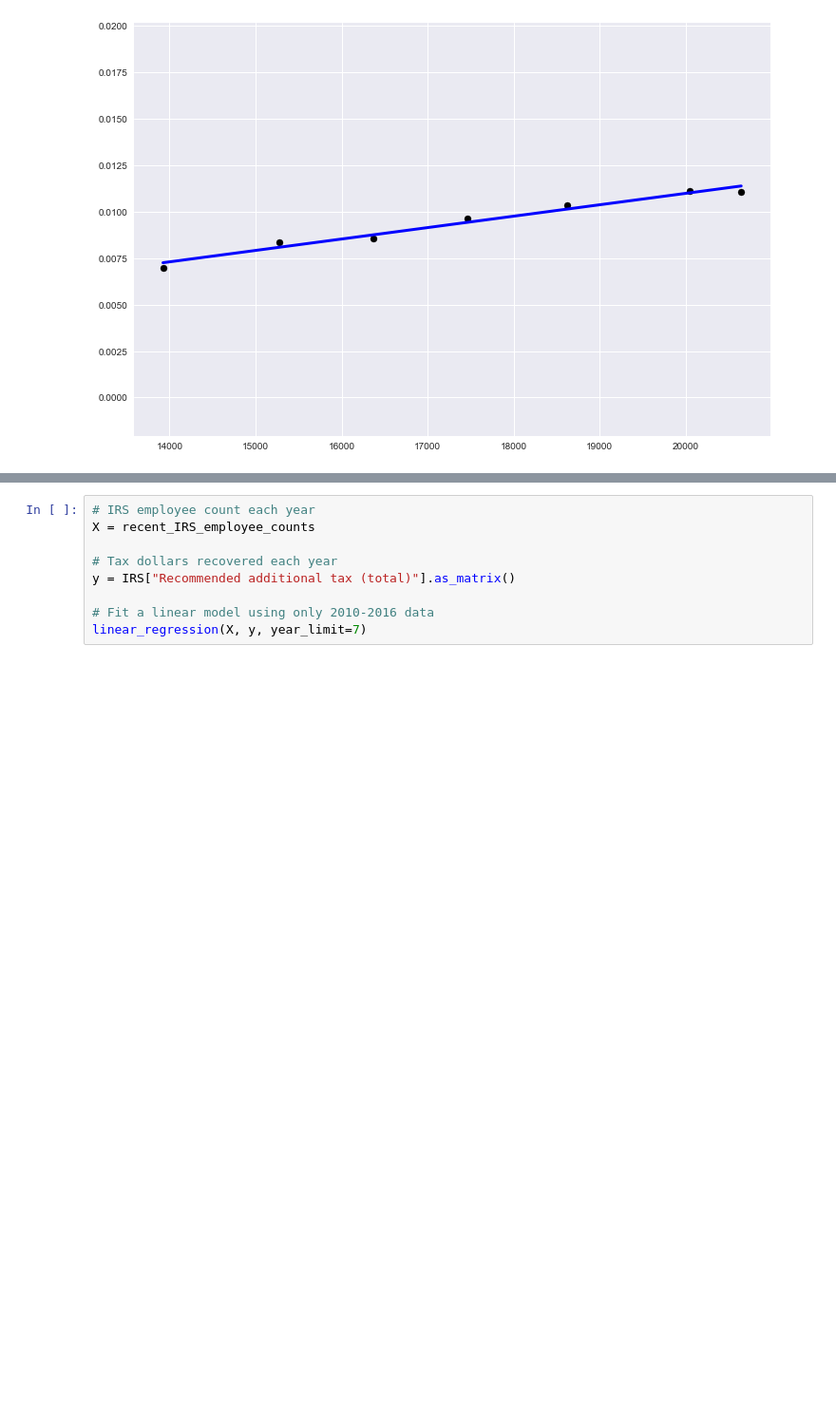
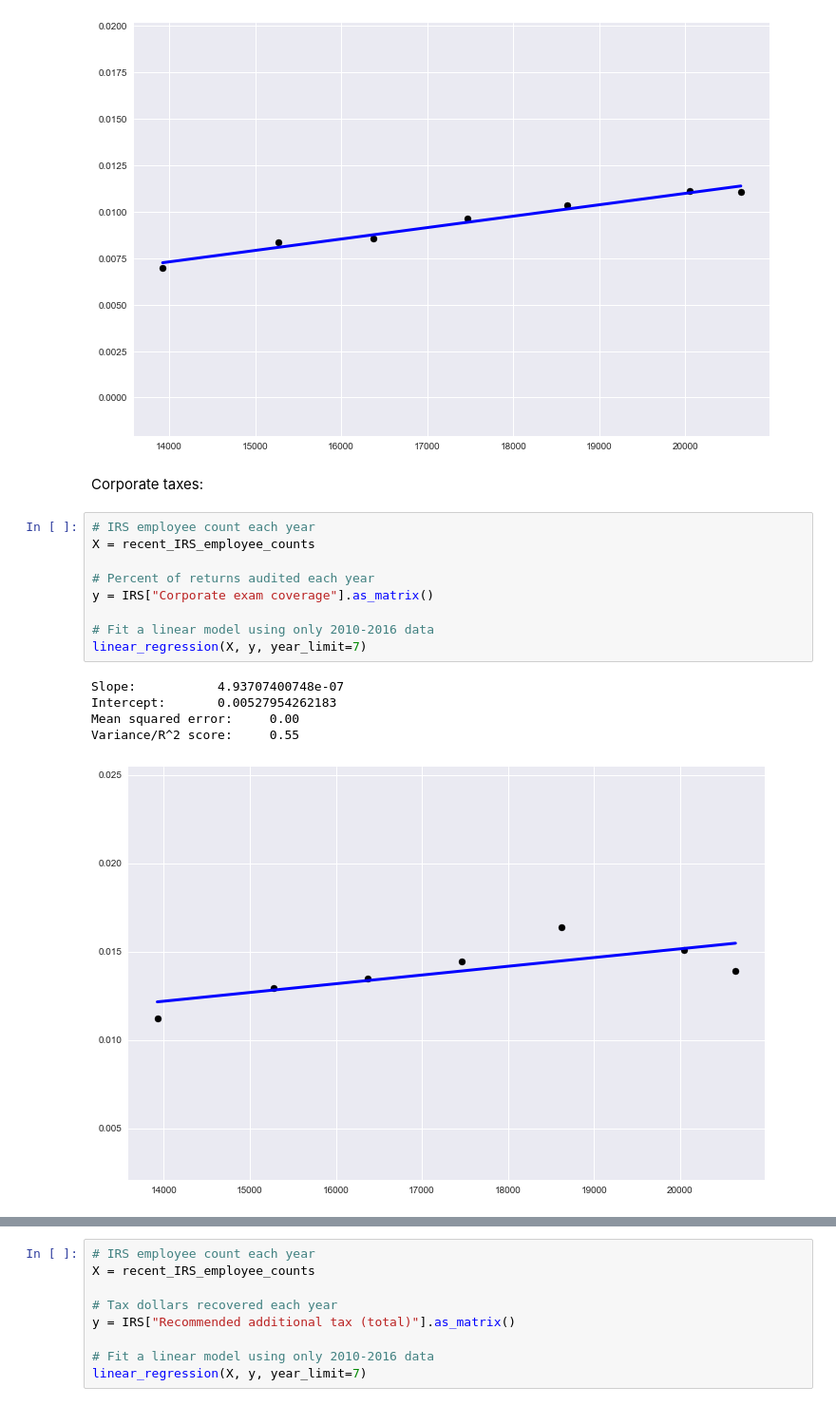
Before and after one commit to jimmyjwu/US_federal_government_performance, a Jupyter notebook: IRS Analysis.ipynb, the cells around one changed output, grey strips where cells are left out. Shown at 95% size. Cells and saved outputs as stored; diff of their text form; blank space fills up the shorter version.

Commit message:
Add regressions for corporate tax audits, and other minor changes.

```diff
--- a/IRS Analysis.ipynb
+++ b/IRS Analysis.ipynb
@@ -169,4 +173,21 @@ Intercept:       -0.00129864916056
 Mean squared error:     0.00
 Variance/R^2 score:     0.97
 [figure]
+# %% [markdown]
+Corporate taxes:
+# %%
+# IRS employee count each year
+X = recent_IRS_employee_counts
+
+# Percent of returns audited each year
+y = IRS["Corporate exam coverage"].as_matrix()
+
+# Fit a linear model using only 2010-2016 data
+linear_regression(X, y, year_limit=7)
+# %% [output]
+Slope:           4.93707400748e-07
+Intercept:       0.00527954262183
+Mean squared error:     0.00
+Variance/R^2 score:     0.55
+[figure, added]
 # %% [markdown]
```
Also changed, not shown: parts of 7 cells of this notebook.
